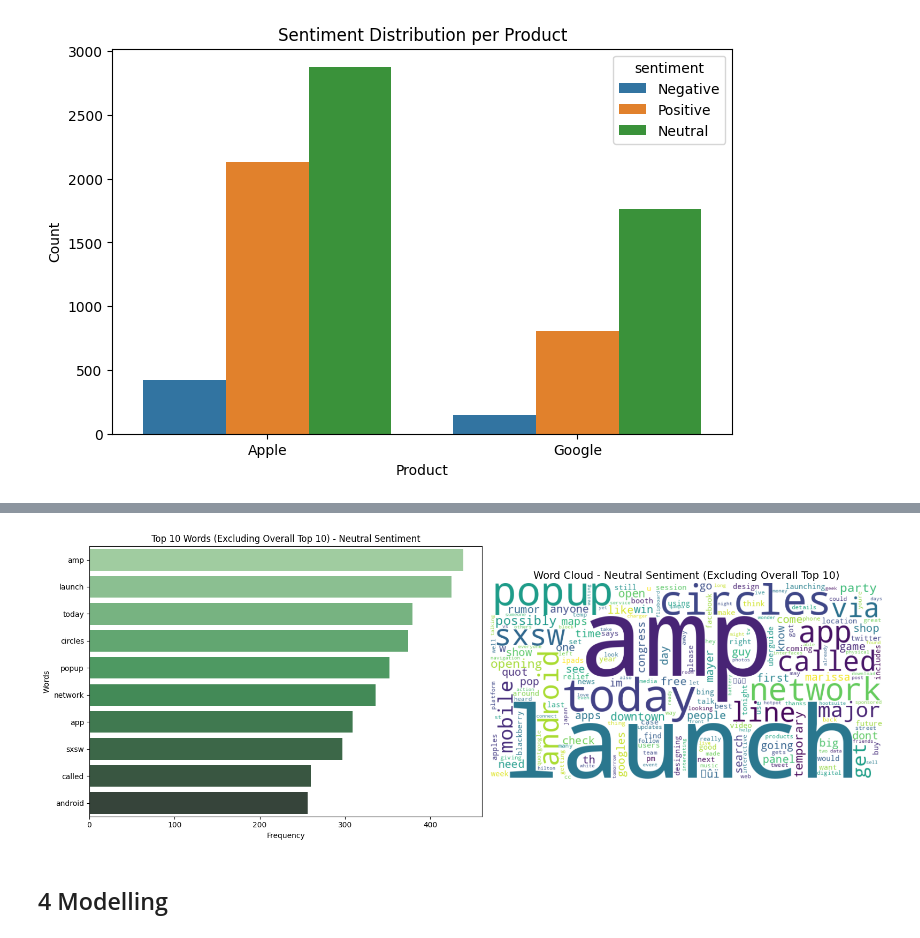
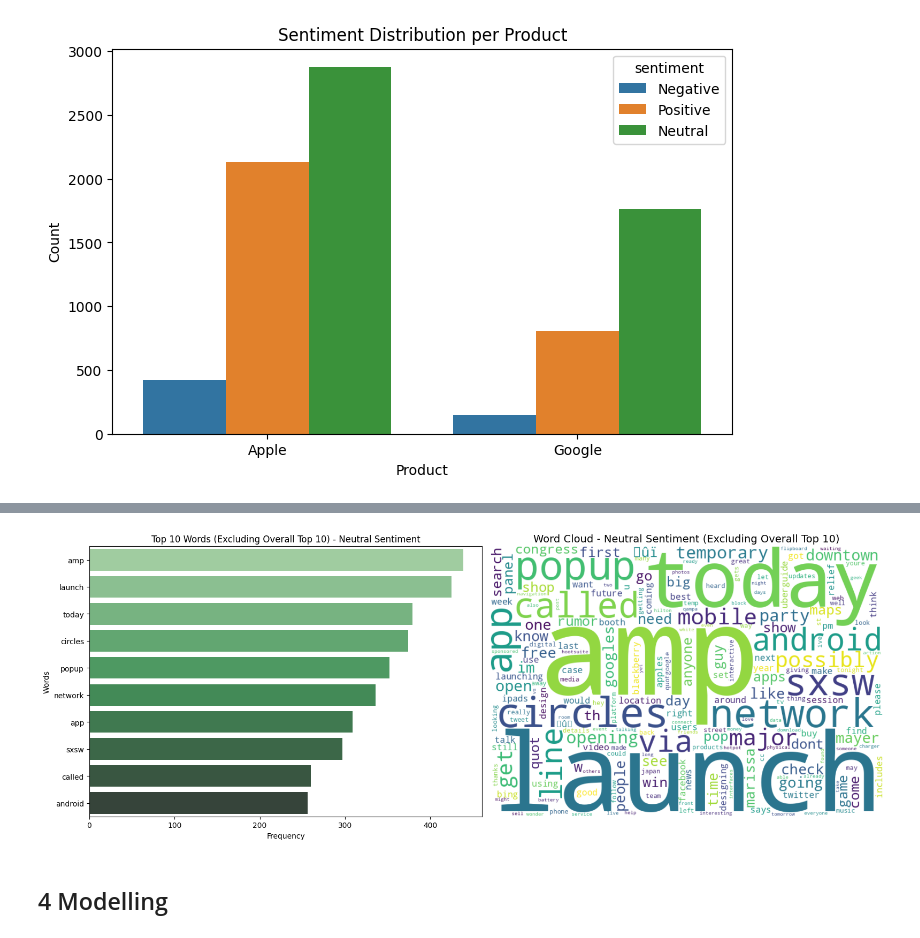
Before and after one commit to mwakad/NLP-models-for-twitter-sentiment-analysis--google-and-apple-products-, a Jupyter notebook: notebooks/daniel.ipynb, the cells around one changed output, grey strips where cells are left out. Saved outputs shown, nothing was run; the diff lists cells and outputs as text; code cells hidden in the pictures.

```diff
--- a/notebooks/daniel.ipynb
+++ b/notebooks/daniel.ipynb
@@ -368,7 +368,7 @@ else:
 
 # Word cloud on RHS (uses filtered data)
 if filtered_positive_freq: # Check if there are words left for the word cloud
-    wordcloud = WordCloud(width=800, height=400, background_color='white').generate_from_frequencies(filtered_positive_freq)
+    wordcloud = WordCloud(width=800, height=550, background_color='white').generate_from_frequencies(filtered_positive_freq)
     axes[1].imshow(wordcloud, interpolation='bilinear')
     axes[1].set_title("Word Cloud - Positive Sentiment (Excluding Overall Top 10)", fontsize=14)
     axes[1].axis('off')
@@ -418,7 +418,7 @@ else:
 
 # Word cloud plot
 if filtered_negative_freq: # Check if there are words left for the word cloud
-    wordcloud = WordCloud(width=800, height=400, background_color='white').generate_from_frequencies(filtered_negative_freq)
+    wordcloud = WordCloud(width=800, height=550, background_color='white').generate_from_frequencies(filtered_negative_freq)
     axes[1].imshow(wordcloud, interpolation='bilinear')
     axes[1].set_title("Word Cloud - Negative Sentiment (Excluding Overall Top 10)", fontsize=14)
     axes[1].axis('off')
@@ -451,35 +451,35 @@ if top_words_for_barplot:
     words_barplot, counts_barplot = zip(*top_words_for_barplot)
 else:
     words_barplot, counts_barplot = [], [] # Assign empty lists if no words
 
 # Set up 1x2 plt.subplots
 fig, axes = plt.subplots(1, 2, figsize=(16, 6))
 
 # Barplot
 if words_barplot: # Check if there are words to plot after filtering
     sns.barplot(ax=axes[0], x=list(counts_barplot), y=list(words_barplot), palette='Greens_d', legend=False)
     axes[0].set_title("Top 10 Words (Excluding Overall Top 10) - Neutral Sentiment")
     axes[0].set_xlabel("Frequency")
     axes[0].set_ylabel("Words")
 else:
     axes[0].set_title("No words to plot for barplot after exclusion", fontsize=12)
     axes[0].axis('off')
 
 
 # Word cloud plot
 if filtered_neutral_freq: # Check if there are words left for the word cloud
-    wordcloud = WordCloud(width=800, height=400, background_color='white').generate_from_frequencies(filtered_neutral_freq)
+    wordcloud = WordCloud(width=800, height=550, background_color='white').generate_from_frequencies(filtered_neutral_freq)
     axes[1].imshow(wordcloud, interpolation='bilinear')
     axes[1].set_title("Word Cloud - Neutral Sentiment (Excluding Overall Top 10)", fontsize=14)
     axes[1].axis('off')
 else:
     axes[1].set_title("Word Cloud (No words after exclusion)", fontsize=14)
     axes[1].axis('off')
 
 plt.tight_layout()
 plt.show()
 # %% [output]
-[figure, old version]
+[figure, new version]
 # %% [markdown]
 ## 4 Modelling
 # %% [markdown]
```
Also changed, not shown: parts of 2 cells of this notebook.
